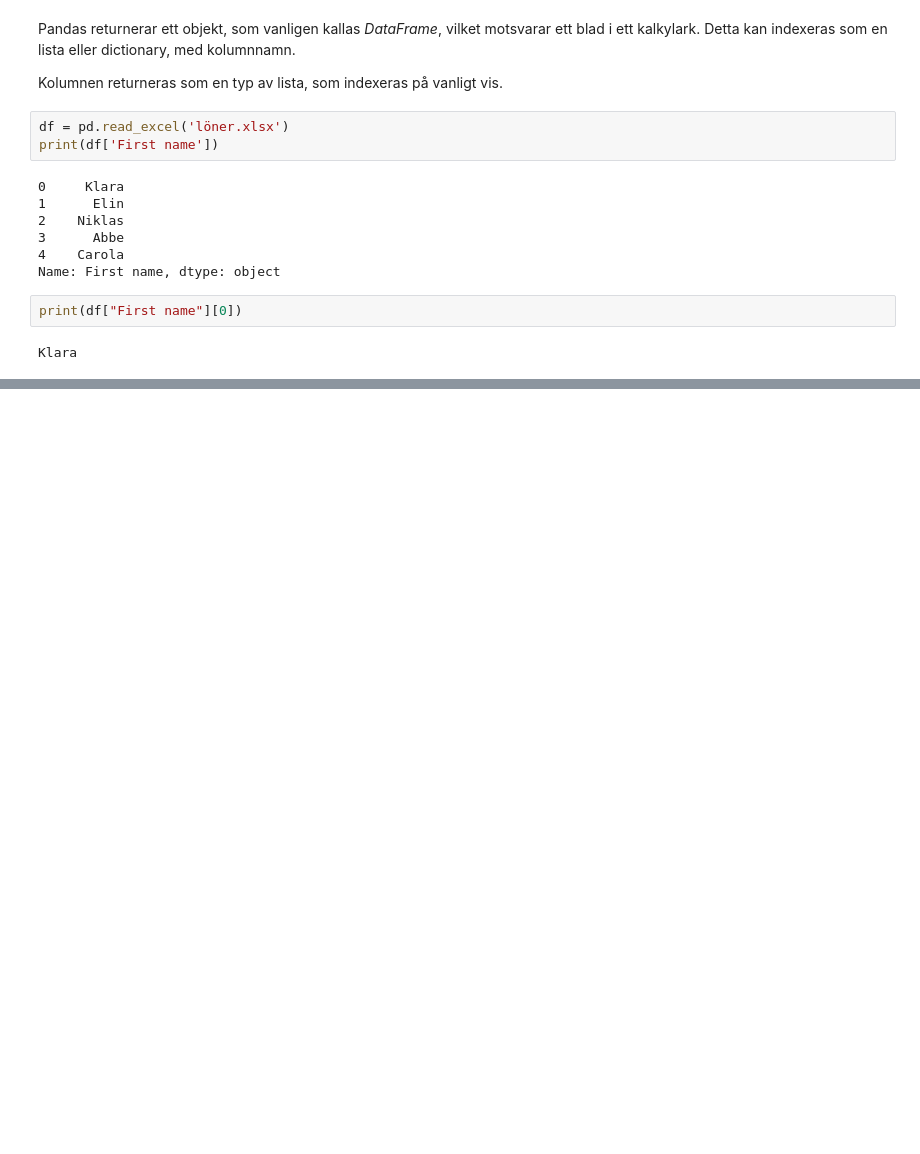
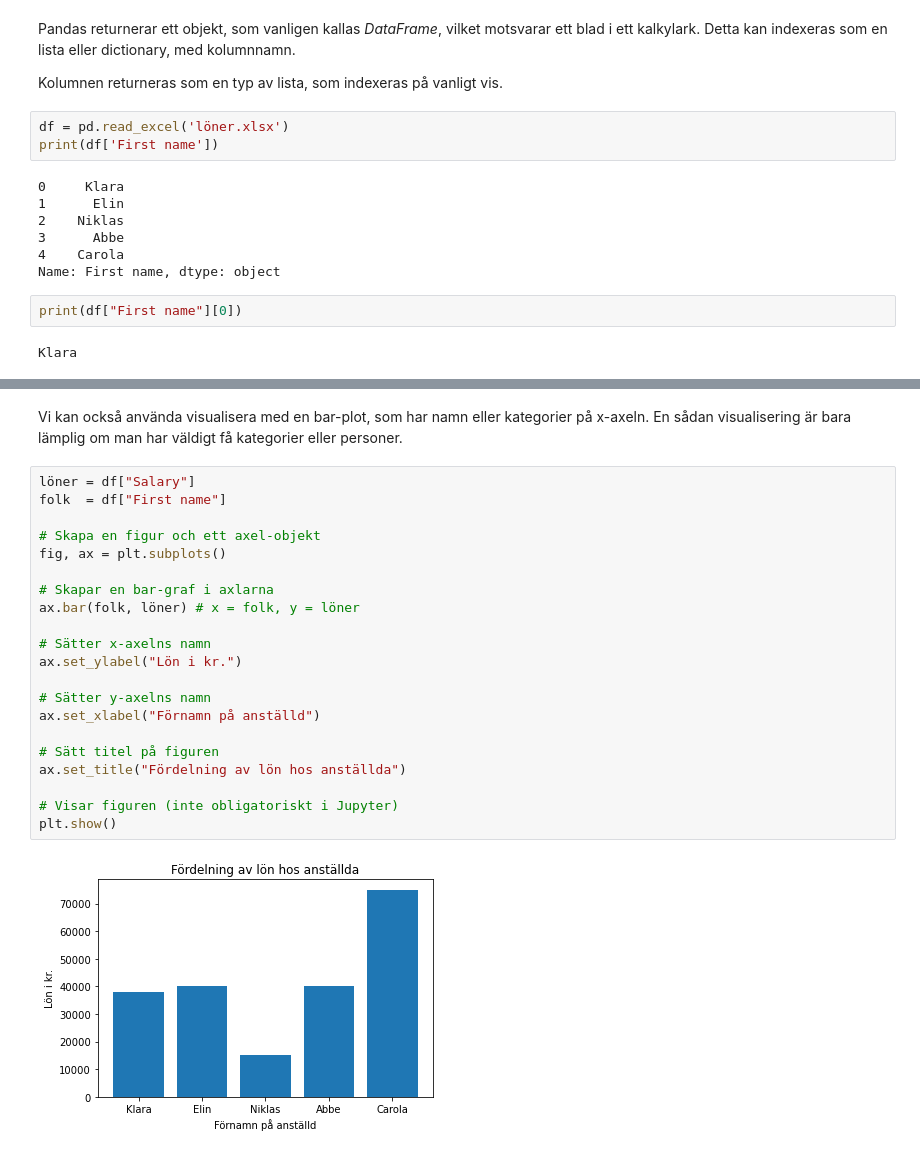
Before and after one commit to idastorm/kurs_python_programmering, a Jupyter notebook: Session 3/Session 3.ipynb, the cells around one changed output, grey strips where cells are left out. Saved outputs shown, nothing was run; the diff lists cells and outputs as text; blank space fills up the shorter version.

```diff
--- a/Session 3/Session 3.ipynb
+++ b/Session 3/Session 3.ipynb
@@ -178,0 +321,25 @@ Klara
+# %% [markdown]
+Vi kan också använda visualisera med en bar-plot, som har namn eller kategorier på x-axeln. En sådan visualisering är bara lämplig om man har väldigt få kategorier eller personer.
+# %%
+löner = df["Salary"]
+folk  = df["First name"]
+
+# Skapa en figur och ett axel-objekt
+fig, ax = plt.subplots()
+
+# Skapar en bar-graf i axlarna
+ax.bar(folk, löner) # x = folk, y = löner
+
+# Sätter x-axelns namn
+ax.set_ylabel("Lön i kr.")
+
+# Sätter y-axelns namn
+ax.set_xlabel("Förnamn på anställd")
+
+# Sätt titel på figuren
+ax.set_title("Fördelning av lön hos anställda")
+
+# Visar figuren (inte obligatoriskt i Jupyter)
+plt.show()
+# %% [output]
+[figure, added]
```
Also changed, not shown: parts of 32 cells of this notebook, 6 other files.
